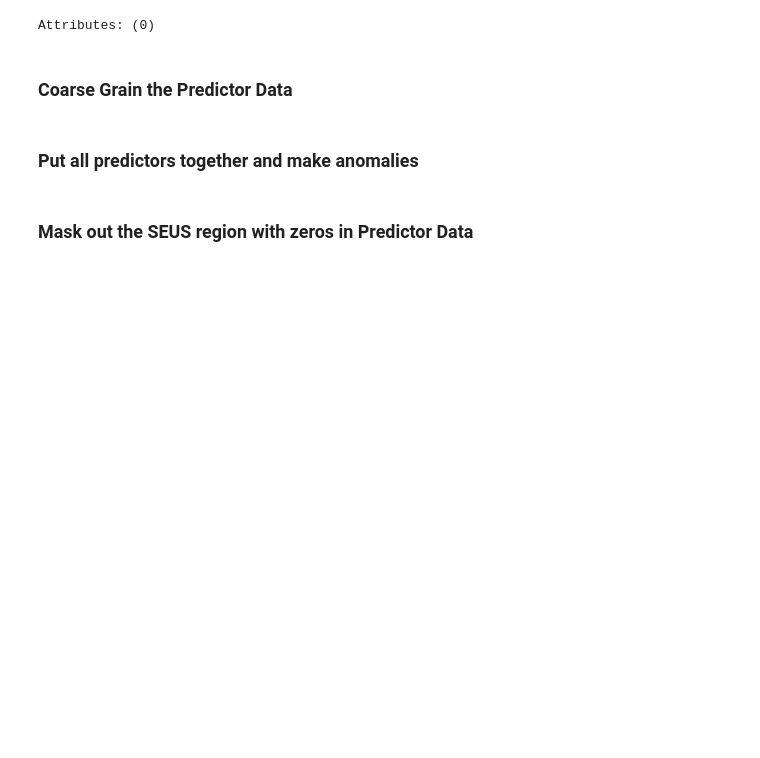
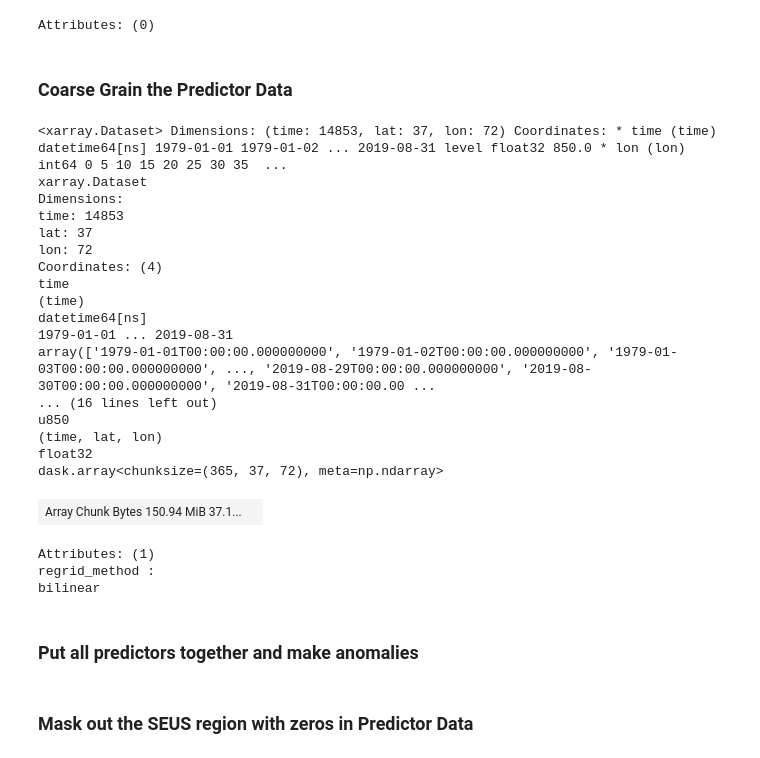
Before and after one commit to kpegion/ml-precip, a Jupyter notebook: src/prep_data_fields.ipynb, the cells around one changed output. Drawn from its saved outputs; the diff is of its cells as text; code cells hidden in the pictures; blank space fills up the shorter version.

```diff
--- a/src/prep_data_fields.ipynb
+++ b/src/prep_data_fields.ipynb
@@ -69,7 +78,12 @@ olrfiles2='/shared/ccsm4/khuang/obs/era-interim/era-interim.daily.top.net.therma
 # %% [markdown]
 #### Z500 and Z850
 # %%
-ds_z=xr.open_mfdataset(zfiles,combine='by_coords')
+ds_z1=xr.open_mfdataset(zfiles1,combine='by_coords').sel(level=slice(100,1000))
+ds_z2=xr.open_dataset(zfiles2).sel(level=slice(100,1000))
+ds_z3=xr.open_dataset(zfiles3).sel(level=slice(100,1000))
+ds_z4=xr.open_dataset(zfiles4)
+ds_z=xr.combine_by_coords([ds_z1,ds_z2,ds_z3,ds_z4])
+
 ds_z500=ds_z.sel(level=500).rename({'z':'z500'})
 ds_z850=ds_z.sel(level=850).rename({'z':'z850'})
 # %% [markdown]
@@ -163,6 +186,30 @@ ds_olr=regridder(ds_olr)
 
 regridder_sst = xe.Regridder(ds_sst,ds_out,'bilinear',periodic=True)
 ds_sst=regridder_sst(ds_sst).fillna(0.0)
+# %%
+ds_u850
+# %% [output]
+<xarray.Dataset> Dimensions: (time: 14853, lat: 37, lon: 72) Coordinates: * time (time) datetime64[ns] 1979-01-01 1979-01-02 ... 2019-08-31 level float32 850.0 * lon (lon) int64 0 5 10 15 20 25 30 35  ...
+xarray.Dataset
+Dimensions:
+time: 14853
+lat: 37
+lon: 72
+Coordinates: (4)
+time
+(time)
+datetime64[ns]
+1979-01-01 ... 2019-08-31
+array(['1979-01-01T00:00:00.000000000', '1979-01-02T00:00:00.000000000', '1979-01-03T00:00:00.000000000', ..., '2019-08-29T00:00:00.000000000', '2019-08-30T00:00:00.000000000', '2019-08-31T00:00:00.00 ...
+... (16 lines left out)
+u850
+(time, lat, lon)
+float32
+dask.array<chunksize=(365, 37, 72), meta=np.ndarray>
+| Array Chunk Bytes 150.94 MiB 37.1... |  |
+Attributes: (1)
+regrid_method :
+bilinear
 # %% [markdown]
 ### Put all predictors together and make anomalies
 # %%
```
Also changed, not shown: parts of 18 cells of this notebook, 27 other files.
